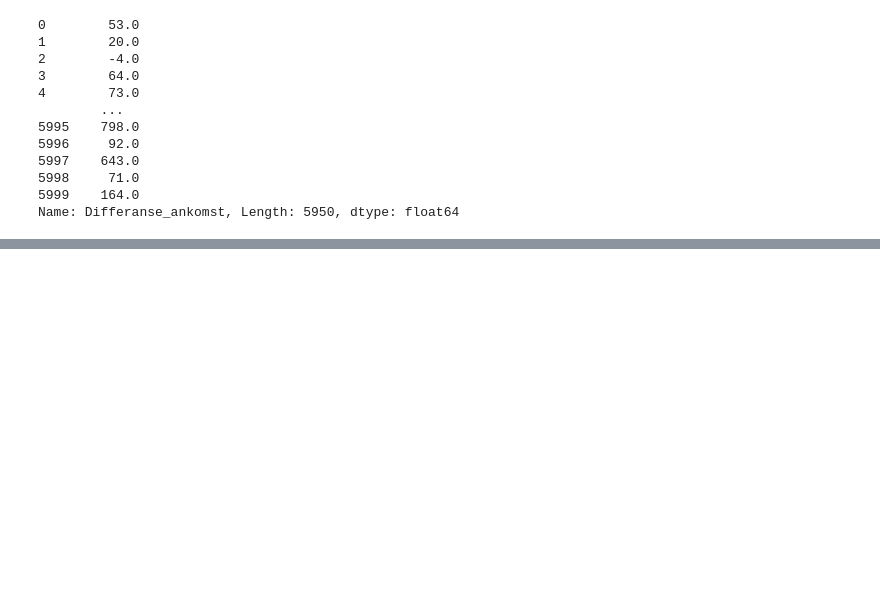
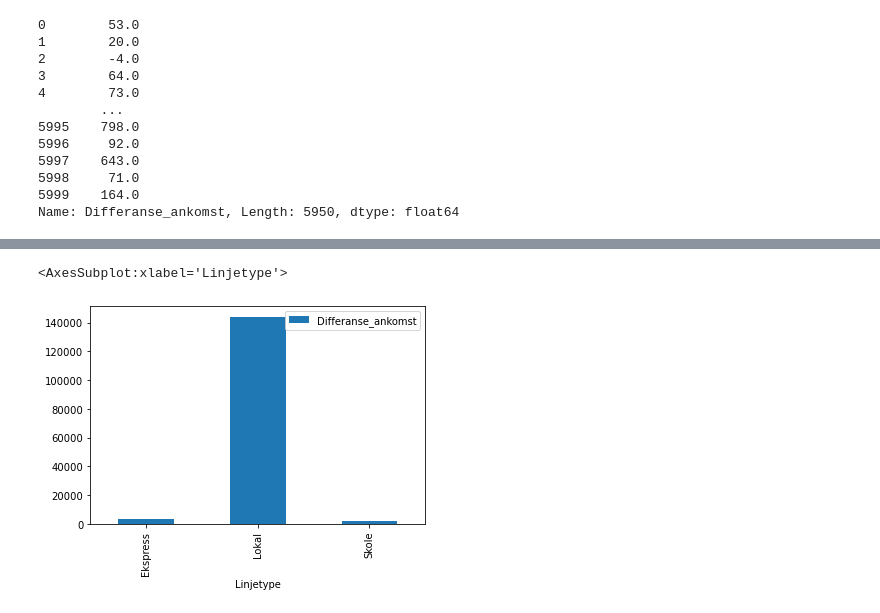
Before and after one commit to Jovalb/Assignement1Data, a Jupyter notebook: Ankomst mot planlagt.ipynb, the cells around one changed output, grey strips where cells are left out. Cells and saved outputs as stored; diff of their text form; code cells hidden in the pictures; blank space fills up the shorter version.

```diff
--- a/Ankomst mot planlagt.ipynb
+++ b/Ankomst mot planlagt.ipynb
@@ -233,0 +210,2 @@ dataframe.groupby('Linjenavn').count()
+# %%
+threshold_max = tidsbruklinjetype['Differanse_ankomst'].quantile(0.60)
@@ -233,0 +216,2 @@ dataframe.groupby('Linjenavn').count()
+# %%
+threshold_min = tidsbruklinjetype['Differanse_ankomst'].quantile(0.10)
@@ -233,0 +238,2 @@ dataframe.groupby('Linjenavn').count()
+# %%
+new_tidsbruklinjetype=tidsbruklinjetype[(tidsbruklinjetype['Differanse_ankomst']<threshold_max)&(tidsbruklinjetype['Differanse_ankomst']>threshold_min)]
@@ -233,0 +256,2 @@ dataframe.groupby('Linjenavn').count()
+# %%
+tidsbruklinjetype_gruppert = new_tidsbruklinjetype.groupby('Linjetype').sum()
@@ -233,0 +266,5 @@ dataframe.groupby('Linjenavn').count()
+# %%
+tidsbruklinjetype_gruppert.sort_index().plot.bar()
+# %% [output]
+<AxesSubplot:xlabel='Linjetype'>
+[figure, added]
```
Also changed, not shown: parts of 11 cells of this notebook, 1 other file.
